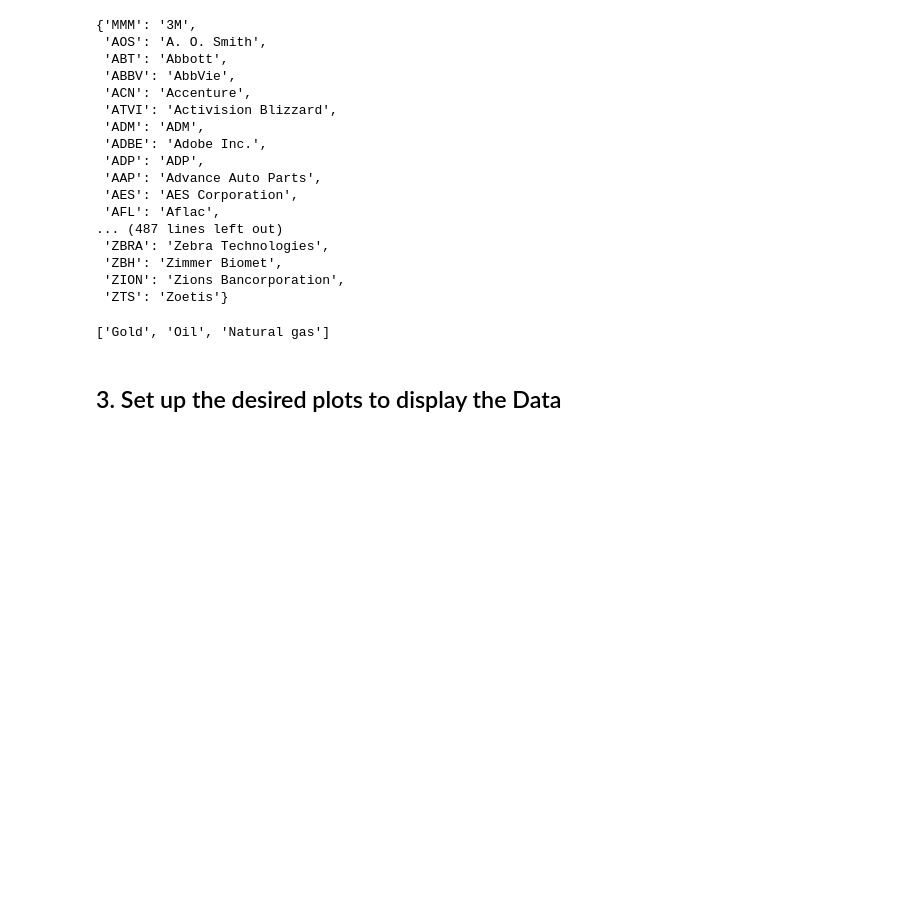
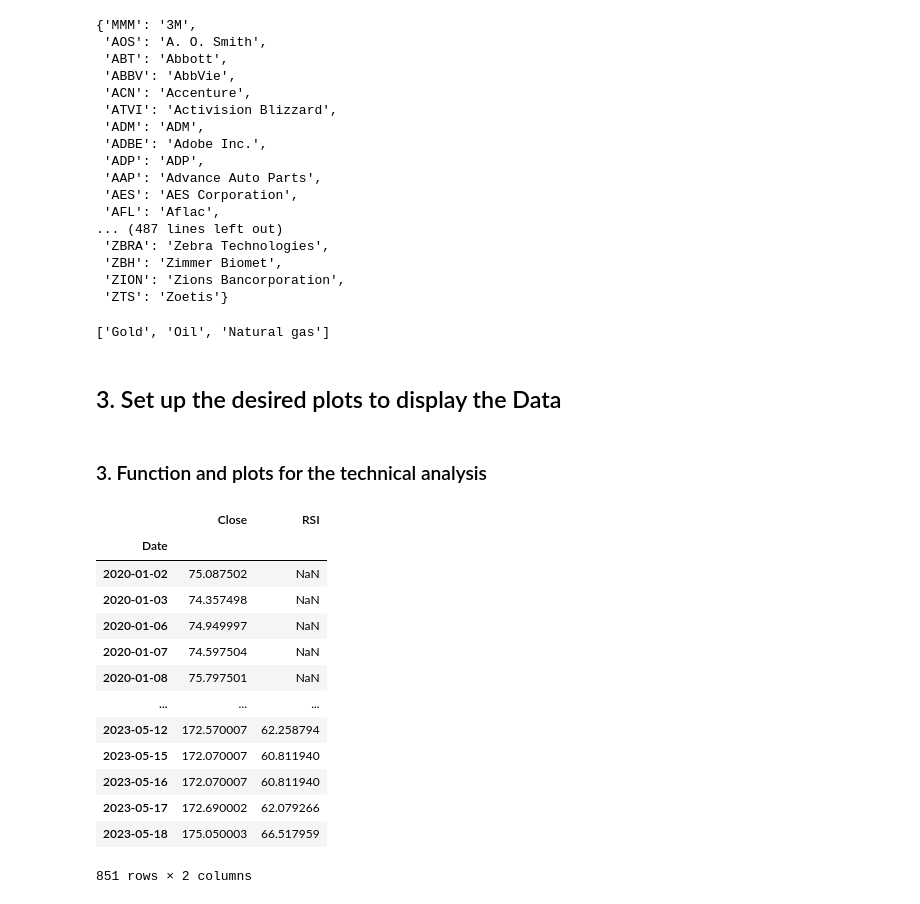
Before and after one commit to tommasograndi/StockPredDashboard, a Jupyter notebook: Report.ipynb, the cells around one changed output. Cells and saved outputs as stored; diff of their text form; code cells hidden in the pictures; blank space fills up the shorter version.

```diff
--- a/Report.ipynb
+++ b/Report.ipynb
@@ -168,3 +172,5 @@ list(commodities.keys())
 ['Gold', 'Oil', 'Natural gas']
 # %% [markdown]
 ## 3. Set up the desired plots to display the Data
+# %% [markdown]
+### 3. Function and plots for the technical analysis
@@ -170,0 +193,18 @@ list(commodities.keys())
+# %%
+ind_data = apply_indicator(indicators[2], data, 30)
+ind_data
+# %% [output]
+|  | Close | RSI |
+| Date |  |  |
+| 2020-01-02 | 75.087502 | NaN |
+| 2020-01-03 | 74.357498 | NaN |
+| 2020-01-06 | 74.949997 | NaN |
+| 2020-01-07 | 74.597504 | NaN |
+| 2020-01-08 | 75.797501 | NaN |
+| ... | ... | ... |
+| 2023-05-12 | 172.570007 | 62.258794 |
+| 2023-05-15 | 172.070007 | 60.811940 |
+| 2023-05-16 | 172.070007 | 60.811940 |
+| 2023-05-17 | 172.690002 | 62.079266 |
+| 2023-05-18 | 175.050003 | 66.517959 |
+851 rows × 2 columns
```
Also changed, not shown: parts of 6 cells of this notebook, 2 other files.
